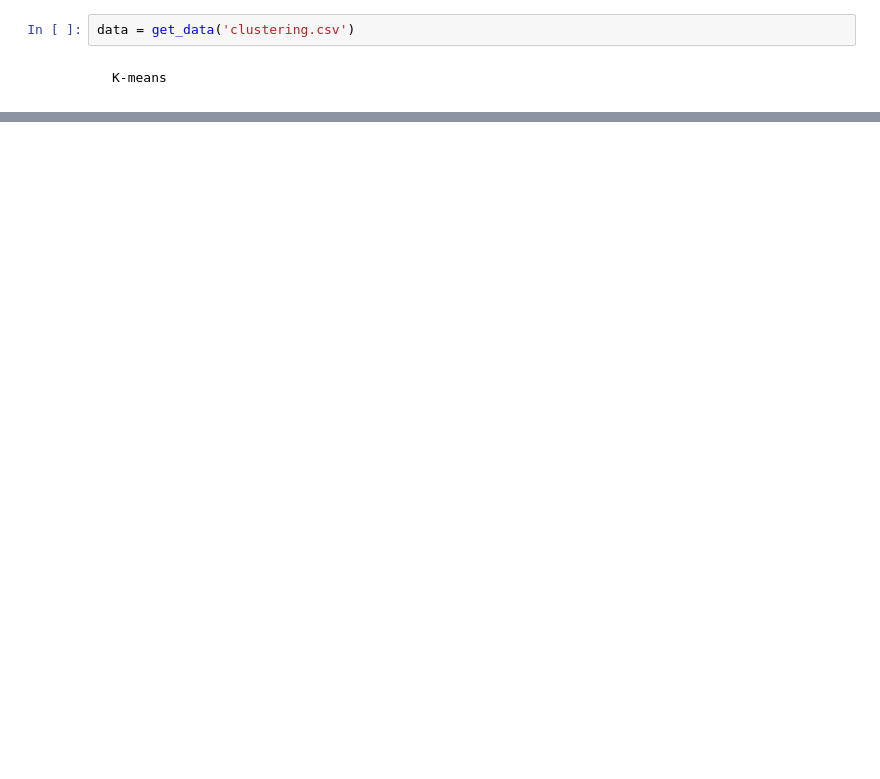
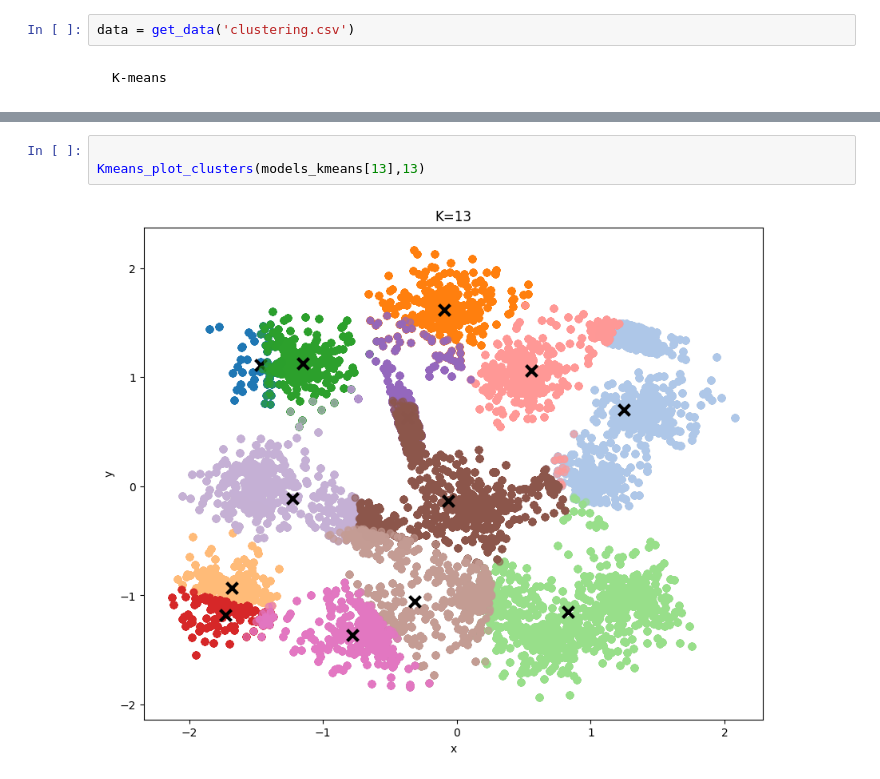
Before and after one commit to NatalyHofkamp/tp4_ML, a Jupyter notebook: problema1/problema_1.ipynb, the cells around one changed output, grey strips where cells are left out. Cells and saved outputs as stored; diff of their text form; blank space fills up the shorter version.

```diff
--- a/problema1/problema_1.ipynb
+++ b/problema1/problema_1.ipynb
@@ -36,0 +34,5 @@ plot_clusters(models)
+# %%
+
+Kmeans_plot_clusters(models_kmeans[13],13)
+# %% [output]
+[figure, added]
```
Also changed, not shown: parts of 21 cells of this notebook, 8 other files.
